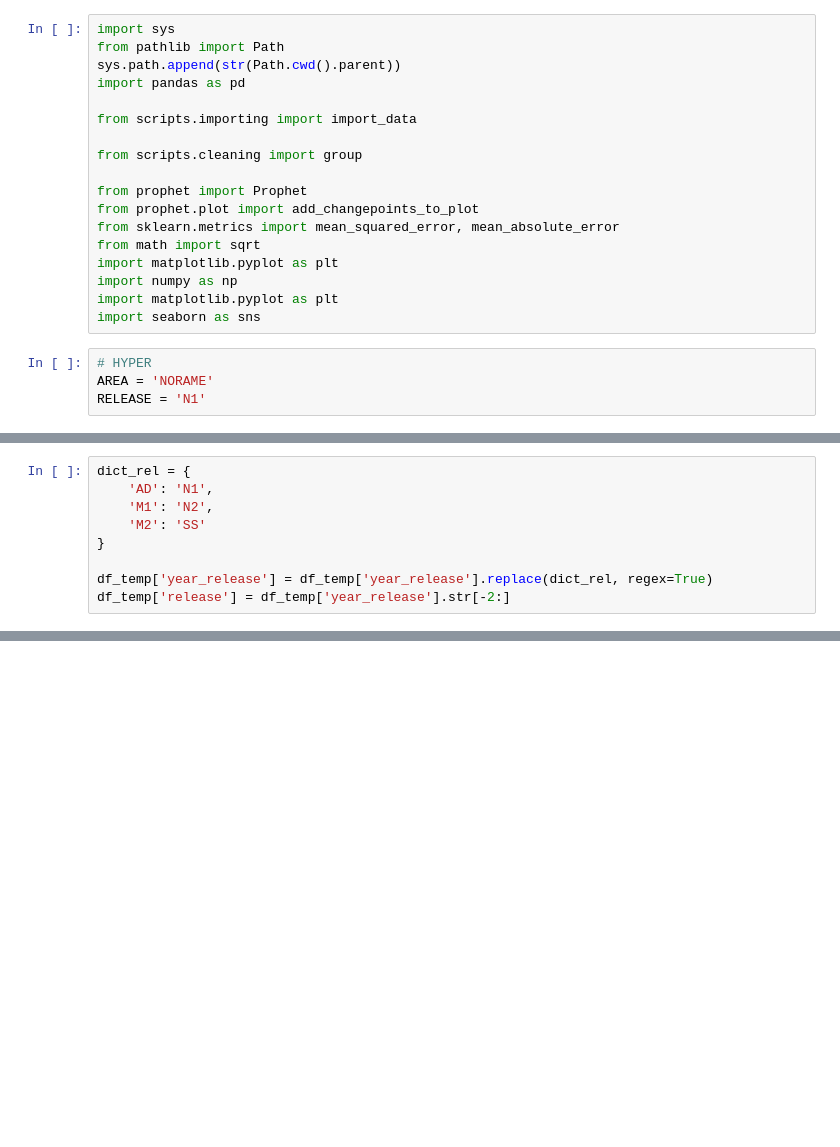
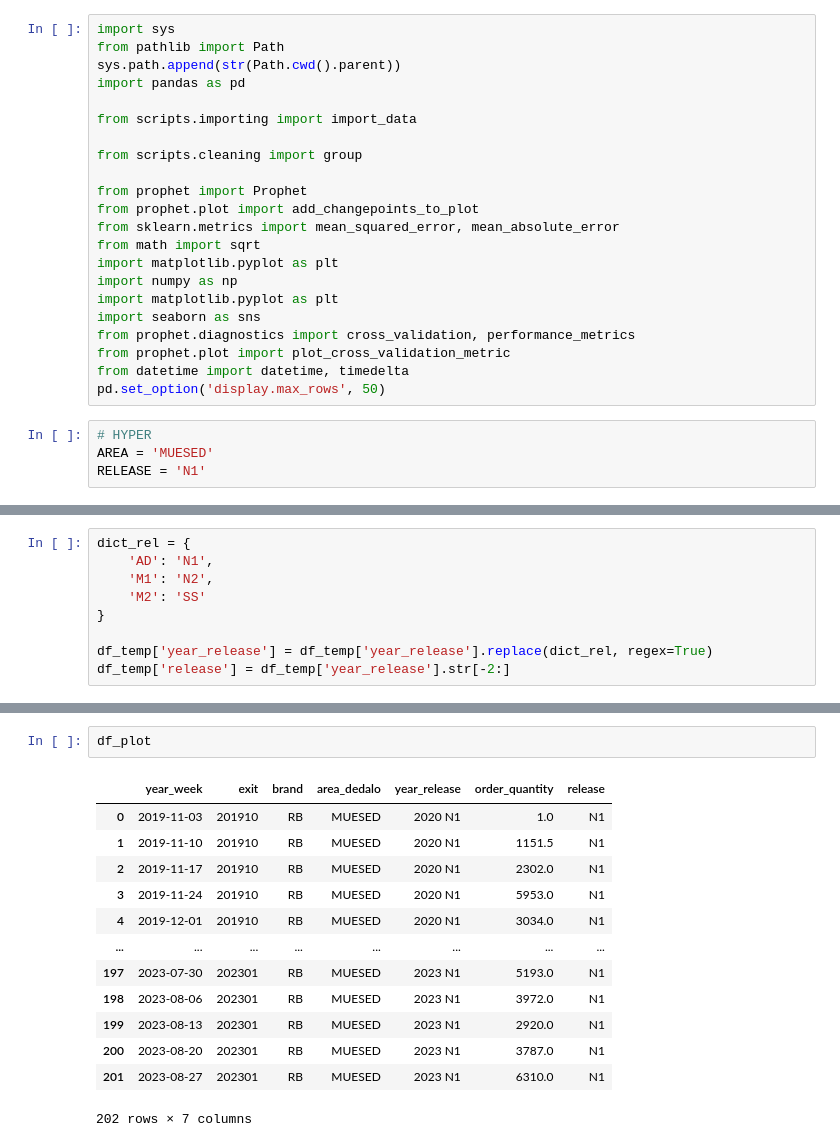
Before and after one commit to MottaDavide/tesi_tommy, a Jupyter notebook: notebook/visualization.ipynb, the cells around one changed output, grey strips where cells are left out. Drawn from its saved outputs; the diff is of its cells as text; blank space fills up the shorter version.

```diff
--- a/notebook/visualization.ipynb
+++ b/notebook/visualization.ipynb
@@ -16,9 +16,13 @@ import matplotlib.pyplot as plt
 import numpy as np
 import matplotlib.pyplot as plt
 import seaborn as sns
+from prophet.diagnostics import cross_validation, performance_metrics
+from prophet.plot import plot_cross_validation_metric
+from datetime import datetime, timedelta
+pd.set_option('display.max_rows', 50)
 # %%
 # HYPER
-AREA = 'NORAME'
+AREA = 'MUESED'
 RELEASE = 'N1'
 # %%
 df = import_data()
@@ -218,0 +381,16 @@ N1
+# %%
+df_plot
+# %% [output]
+|  | year_week | exit | brand | area_dedalo | year_release | order_quantity | release |
+| 0 | 2019-11-03 | 201910 | RB | MUESED | 2020 N1 | 1.0 | N1 |
+| 1 | 2019-11-10 | 201910 | RB | MUESED | 2020 N1 | 1151.5 | N1 |
+| 2 | 2019-11-17 | 201910 | RB | MUESED | 2020 N1 | 2302.0 | N1 |
+| 3 | 2019-11-24 | 201910 | RB | MUESED | 2020 N1 | 5953.0 | N1 |
+| 4 | 2019-12-01 | 201910 | RB | MUESED | 2020 N1 | 3034.0 | N1 |
+| ... | ... | ... | ... | ... | ... | ... | ... |
+| 197 | 2023-07-30 | 202301 | RB | MUESED | 2023 N1 | 5193.0 | N1 |
+| 198 | 2023-08-06 | 202301 | RB | MUESED | 2023 N1 | 3972.0 | N1 |
+| 199 | 2023-08-13 | 202301 | RB | MUESED | 2023 N1 | 2920.0 | N1 |
+| 200 | 2023-08-20 | 202301 | RB | MUESED | 2023 N1 | 3787.0 | N1 |
+| 201 | 2023-08-27 | 202301 | RB | MUESED | 2023 N1 | 6310.0 | N1 |
+202 rows × 7 columns
```
Also changed, not shown: parts of 7 cells of this notebook.
